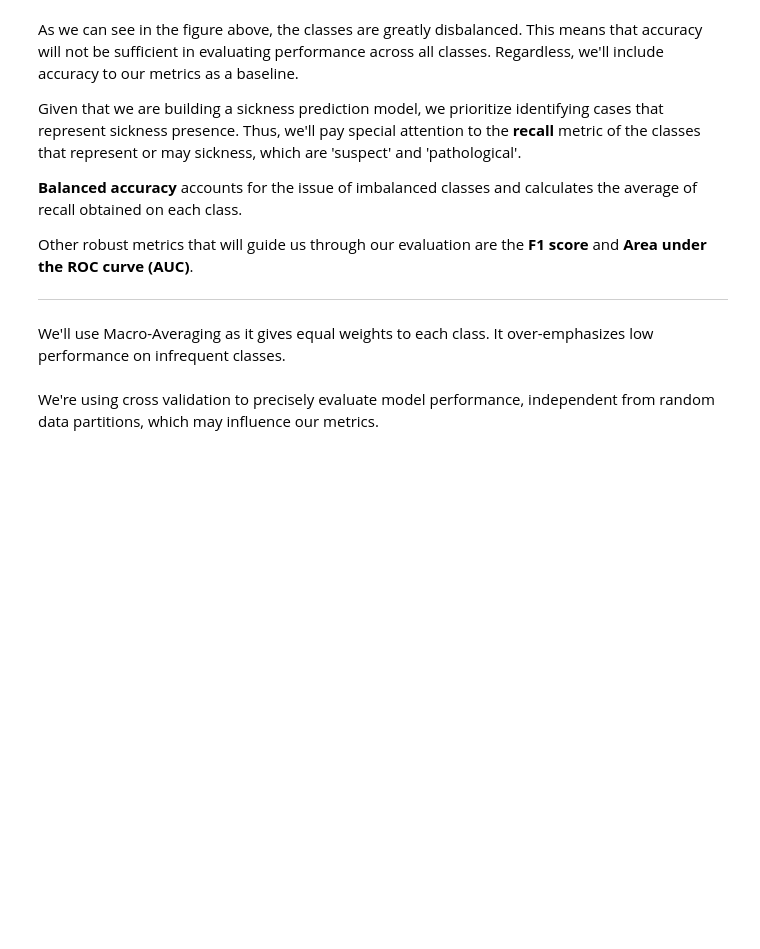
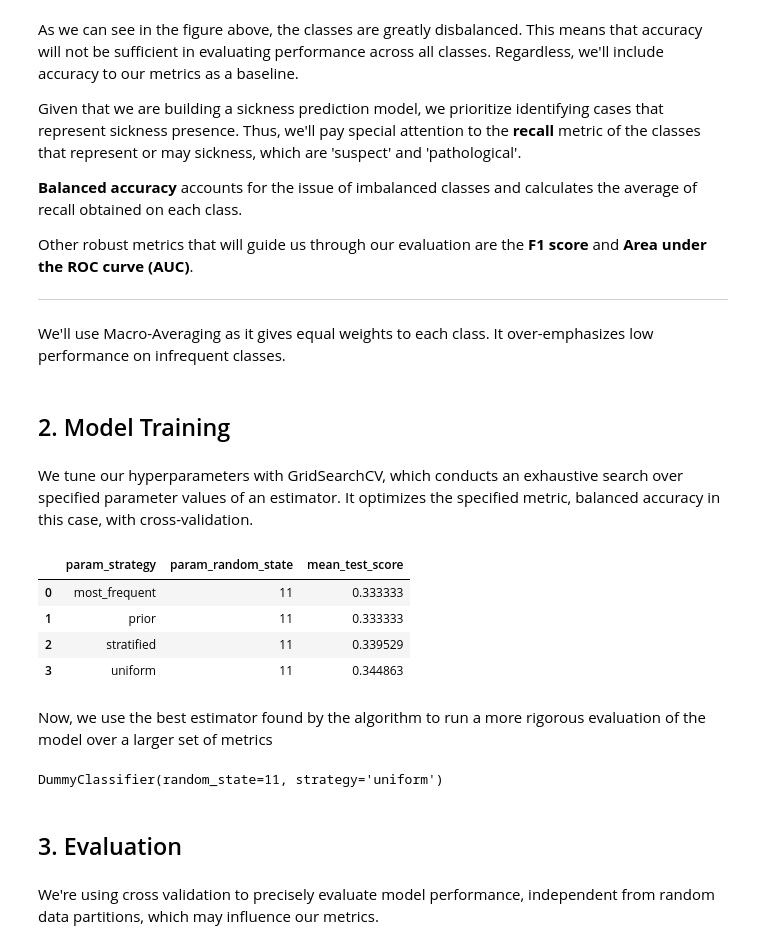
Before and after one commit to curlypetrol/capstone-fuse.ai, a Jupyter notebook: notebooks/1.0-joselierfajardo-dummy_classifier.ipynb, the cells around one changed output. Saved outputs shown, nothing was run; the diff lists cells and outputs as text; code cells hidden in the pictures; blank space fills up the shorter version.

Commit message:
Added grid_search to the training step

```diff
--- a/notebooks/1.0-joselierfajardo-dummy_classifier.ipynb
+++ b/notebooks/1.0-joselierfajardo-dummy_classifier.ipynb
@@ -42,3 +40,0 @@ X_train, X_test, y_train, y_test = train_test_split(X_scaled, y, test_size = 0.2
-# %%
-dummy_clf = DummyClassifier(strategy='most_frequent')
-dummy_clf.fit(X_train, y_train)
@@ -98,6 +92,46 @@ metrics = {
 # We need to provide scorer functions instead of metrics for cross_validate.
 for key in metrics.keys():
     metrics[key] = make_scorer(metrics[key])
+# %% [markdown]
+## 2. Model Training
+# %% [markdown]
+We tune our hyperparameters with GridSearchCV, which conducts an exhaustive search over specified parameter values of an estimator. It optimizes the specified metric, balanced accuracy in this case, with cross-validation.
+# %%
+# We define our parameters dictionary
+params = {
+    "strategy": ["most_frequent", "prior", "stratified", "uniform"],
+    "random_state": [RANDOM_STATE]
+}
+# %%
+# Execute Grid Search
+grid_search = GridSearchCV(estimator=DummyClassifier(), param_grid=params, scoring=metrics["recall"],\
+    cv = KFold(n_splits=3, shuffle=True, random_state=RANDOM_STATE))
+grid_search.fit(X_train, y_train)
+
+# Save results in dataframe for visualization
+grid_df = pd.DataFrame(grid_search.cv_results_)
+# %%
+# Results are given such that each row corresponds to grid search iteration.
+# Here we extract only the columns that contain the parameters used for the iteration
+# and the mean test score.
+sum_cols = [f"param_{param}" for param in list(params.keys())]
+sum_cols.append('mean_test_score')
+grid_df[sum_cols]
+# %% [output]
+|  | param_strategy | param_random_state | mean_test_score |
+| 0 | most_frequent | 11 | 0.333333 |
+| 1 | prior | 11 | 0.333333 |
+| 2 | stratified | 11 | 0.339529 |
+| 3 | uniform | 11 | 0.344863 |
+# %% [markdown]
+Now, we use the best estimator found by the algorithm to run a more rigorous evaluation of the model over a larger set of metrics
+# %%
+dummy_clf = grid_search.best_estimator_
+dummy_clf
+# %% [output]
+DummyClassifier(random_state=11, strategy='uniform')
+# %% [markdown]
+## 3. Evaluation
 # %% [markdown]
 We're using cross validation to precisely evaluate model performance, independent from random data partitions, which may influence our metrics.
 # %%
```
Also changed, not shown: parts of 15 cells of this notebook, 1 other file.
